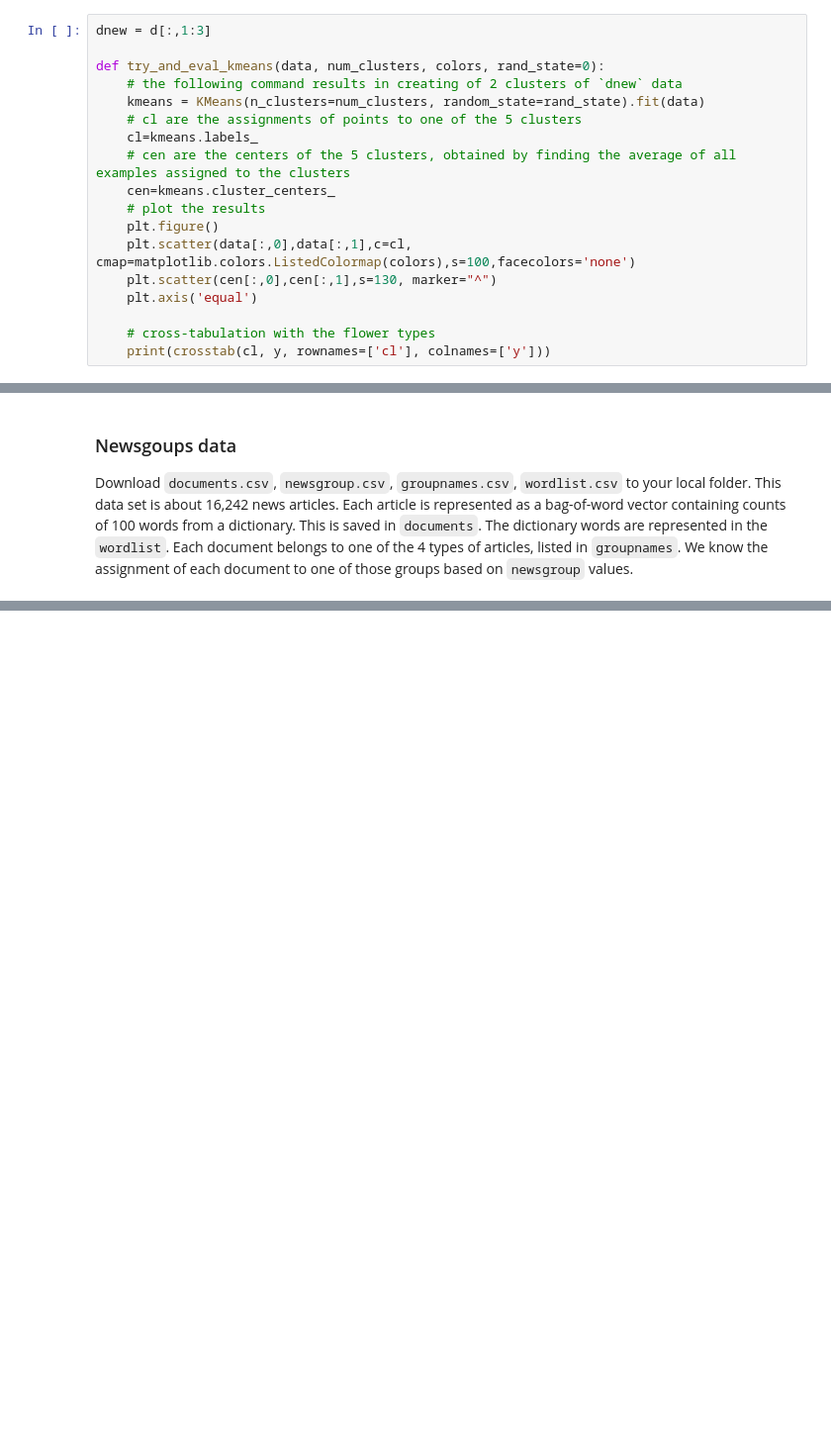
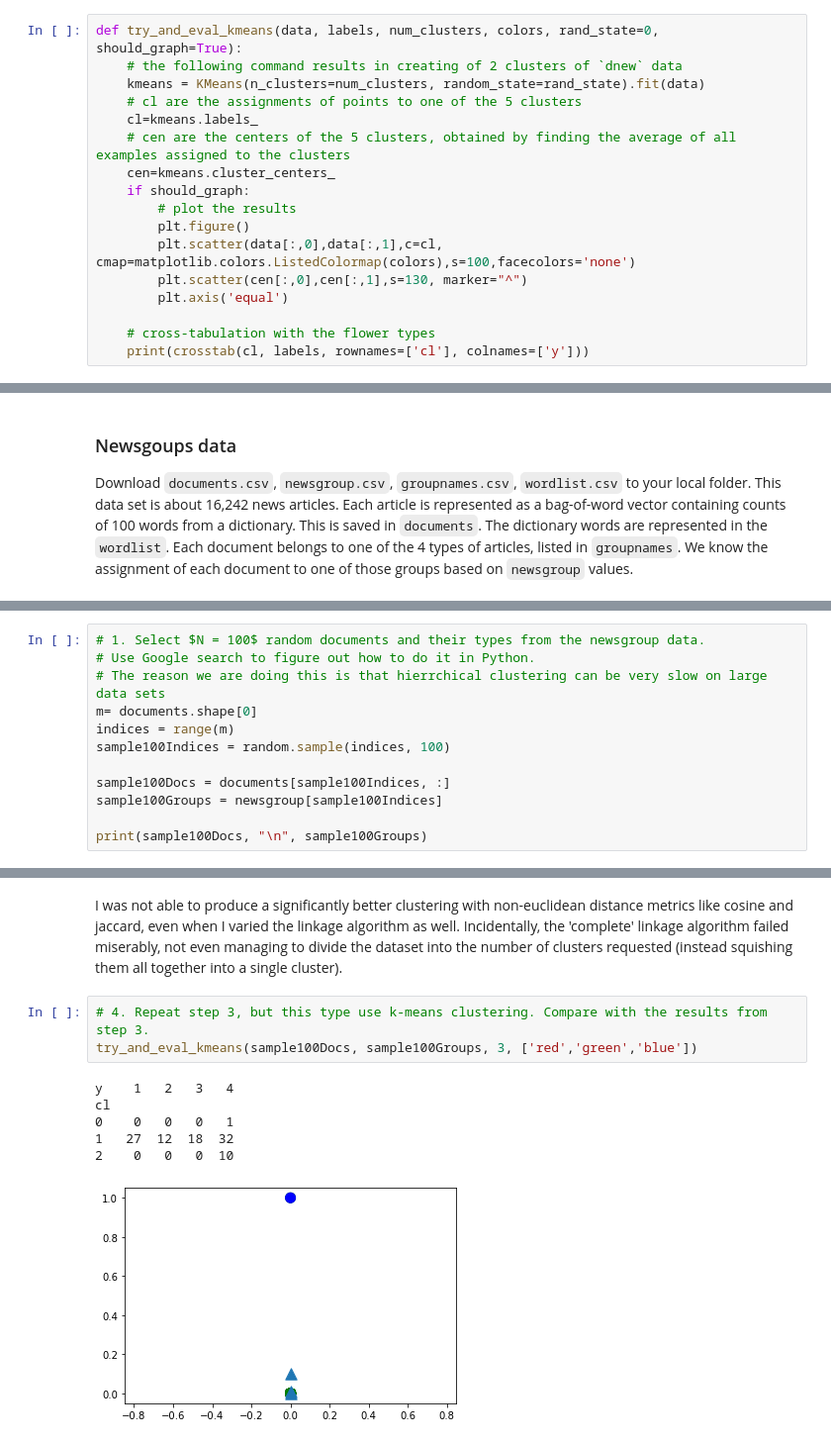
Before and after one commit to BareBeaverBat/cis3715-temple-2020.github.io, a Jupyter notebook: Lab9/CIS3715 (Temple - Spring 2020) Lab9.ipynb, the cells around one changed output, grey strips where cells are left out. Shown at 99% size. Saved outputs shown, nothing was run; the diff lists cells and outputs as text; blank space fills up the shorter version.

```diff
--- a/Lab9/CIS3715 (Temple - Spring 2020) Lab9.ipynb
+++ b/Lab9/CIS3715 (Temple - Spring 2020) Lab9.ipynb
@@ -373,19 +375,18 @@ Let us illustrate how to use k-means on the iris data.
 # %%
-dnew = d[:,1:3]
-
-def try_and_eval_kmeans(data, num_clusters, colors, rand_state=0):
+def try_and_eval_kmeans(data, labels, num_clusters, colors, rand_state=0, should_graph=True):
     # the following command results in creating of 2 clusters of `dnew` data
     kmeans = KMeans(n_clusters=num_clusters, random_state=rand_state).fit(data)
     # cl are the assignments of points to one of the 5 clusters
     cl=kmeans.labels_
     # cen are the centers of the 5 clusters, obtained by finding the average of all examples assigned to the clusters
     cen=kmeans.cluster_centers_
-    # plot the results
-    plt.figure()
-    plt.scatter(data[:,0],data[:,1],c=cl, cmap=matplotlib.colors.ListedColormap(colors),s=100,facecolors='none')
-    plt.scatter(cen[:,0],cen[:,1],s=130, marker="^")
-    plt.axis('equal')
+    if should_graph:
+        # plot the results
+        plt.figure()
+        plt.scatter(data[:,0],data[:,1],c=cl, cmap=matplotlib.colors.ListedColormap(colors),s=100,facecolors='none')
+        plt.scatter(cen[:,0],cen[:,1],s=130, marker="^")
+        plt.axis('equal')
 
     # cross-tabulation with the flower types
-    print(crosstab(cl, y, rownames=['cl'], colnames=['y']))
+    print(crosstab(cl, labels, rownames=['cl'], colnames=['y']))
 # %%
@@ -541,0 +551,12 @@ print(newsgroup.shape)
+# %%
+# 1. Select $N = 100$ random documents and their types from the newsgroup data.
+# Use Google search to figure out how to do it in Python.
+# The reason we are doing this is that hierrchical clustering can be very slow on large data sets
+m= documents.shape[0]
+indices = range(m)
+sample100Indices = random.sample(indices, 100)
+
+sample100Docs = documents[sample100Indices, :]
+sample100Groups = newsgroup[sample100Indices]
+
+print(sample100Docs, "\n", sample100Groups)
@@ -541,0 +634,13 @@ print(newsgroup.shape)
+# %% [markdown]
+I was not able to produce a significantly better clustering with non-euclidean distance metrics like cosine and jaccard, even when I varied the linkage algorithm as well.
+Incidentally, the 'complete' linkage algorithm failed miserably, not even managing to divide the dataset into the number of clusters requested (instead squishing them all together into a single cluster).
+# %%
+# 4. Repeat step 3, but this type use k-means clustering. Compare with the results from step 3.
+try_and_eval_kmeans(sample100Docs, sample100Groups, 3, ['red','green','blue'])
+# %% [output]
+y    1   2   3   4
+cl
+0    0   0   0   1
+1   27  12  18  32
+2    0   0   0  10
+[figure, added]
```
Also changed, not shown: parts of 24 cells of this notebook.
